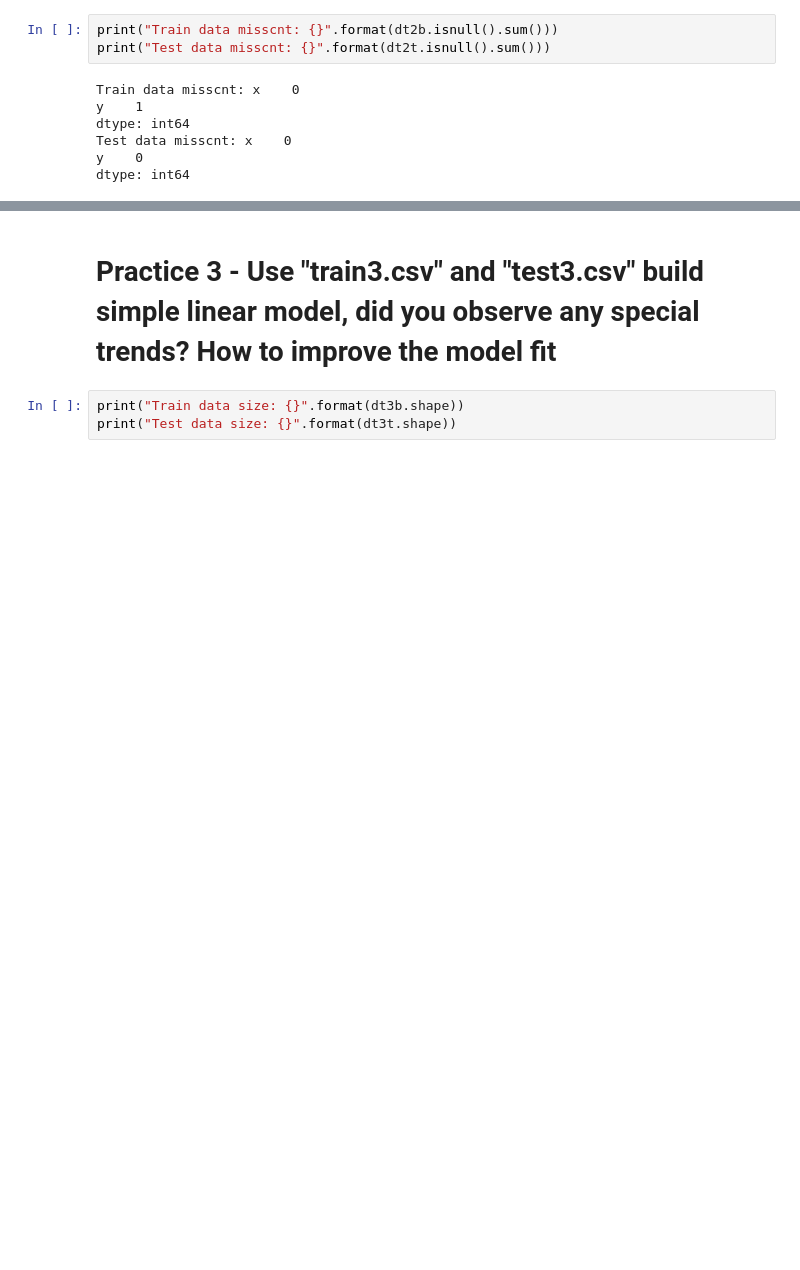
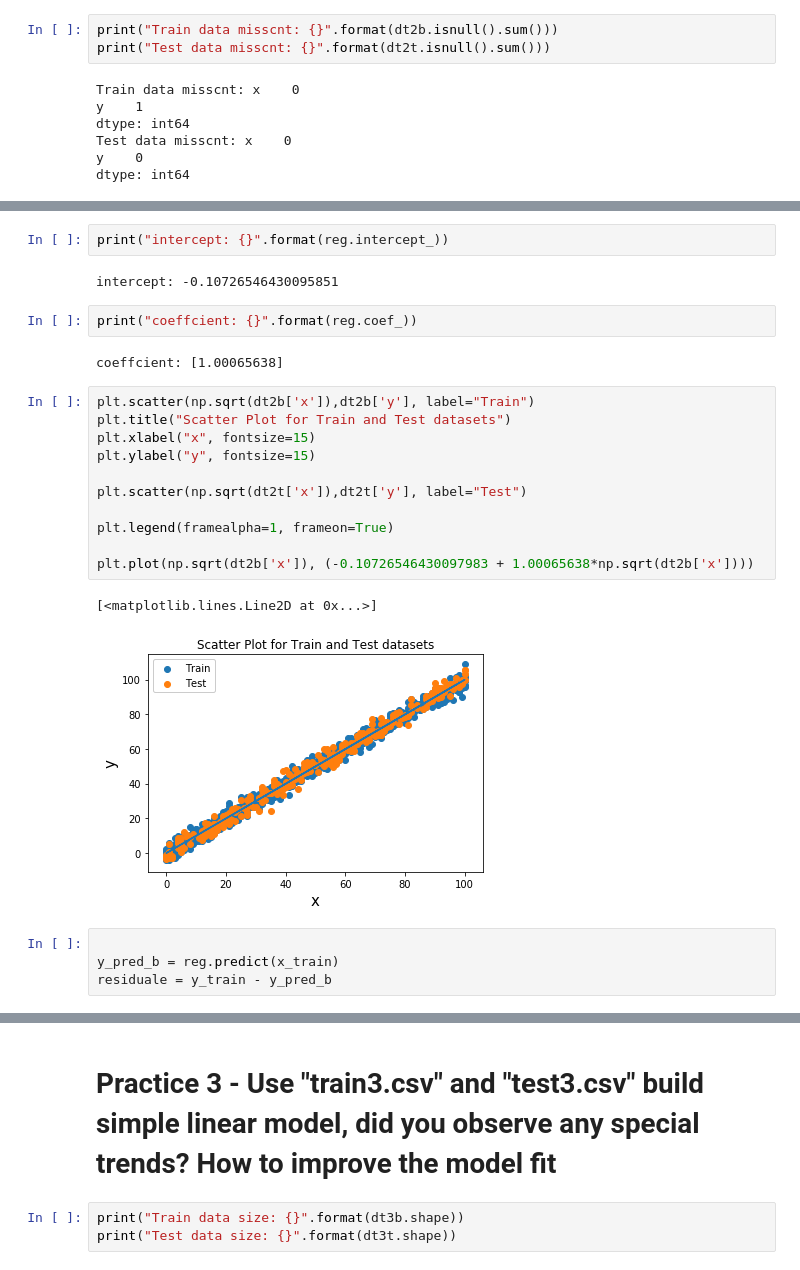
Before and after one commit to JohnnyIF/DataScienceProgram, a Jupyter notebook: Class2/Practice/slr/SimpleLinearRegressionPractice.ipynb, the cells around one changed output, grey strips where cells are left out. Drawn from its saved outputs; the diff is of its cells as text; blank space fills up the shorter version.

```diff
--- a/Class2/Practice/slr/SimpleLinearRegressionPractice.ipynb
+++ b/Class2/Practice/slr/SimpleLinearRegressionPractice.ipynb
@@ -258,0 +312,26 @@ dtype: int64
+# %%
+print("intercept: {}".format(reg.intercept_))
+# %% [output]
+intercept: -0.10726546430095851
+# %%
+print("coeffcient: {}".format(reg.coef_))
+# %% [output]
+coeffcient: [1.00065638]
+# %%
+plt.scatter(np.sqrt(dt2b['x']),dt2b['y'], label="Train")
+plt.title("Scatter Plot for Train and Test datasets")
+plt.xlabel("x", fontsize=15)
+plt.ylabel("y", fontsize=15)
+
+plt.scatter(np.sqrt(dt2t['x']),dt2t['y'], label="Test")
+
+plt.legend(framealpha=1, frameon=True)
+
+plt.plot(np.sqrt(dt2b['x']), (-0.10726546430097983 + 1.00065638*np.sqrt(dt2b['x'])))
+# %% [output]
+[<matplotlib.lines.Line2D at 0x...>]
+[figure, added]
+# %%
+
+y_pred_b = reg.predict(x_train)
+residuale = y_train - y_pred_b
```
Also changed, not shown: parts of 23 cells of this notebook.
